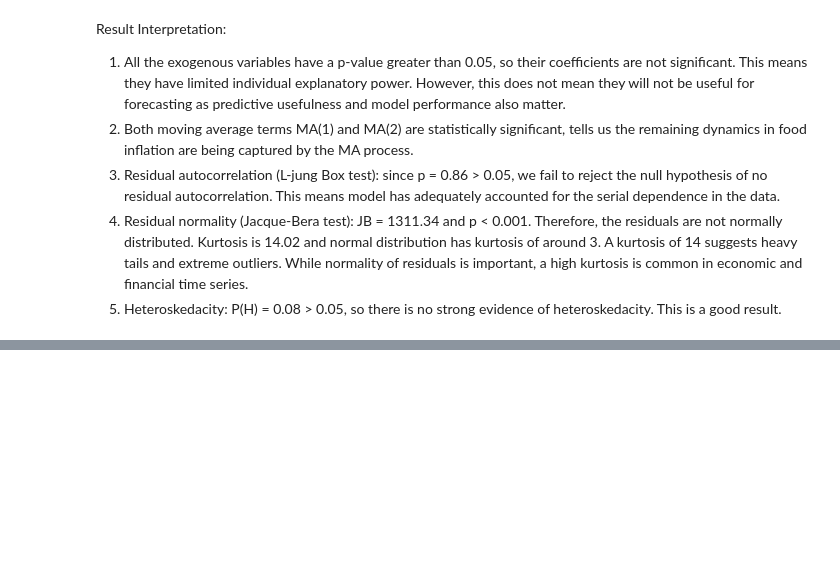
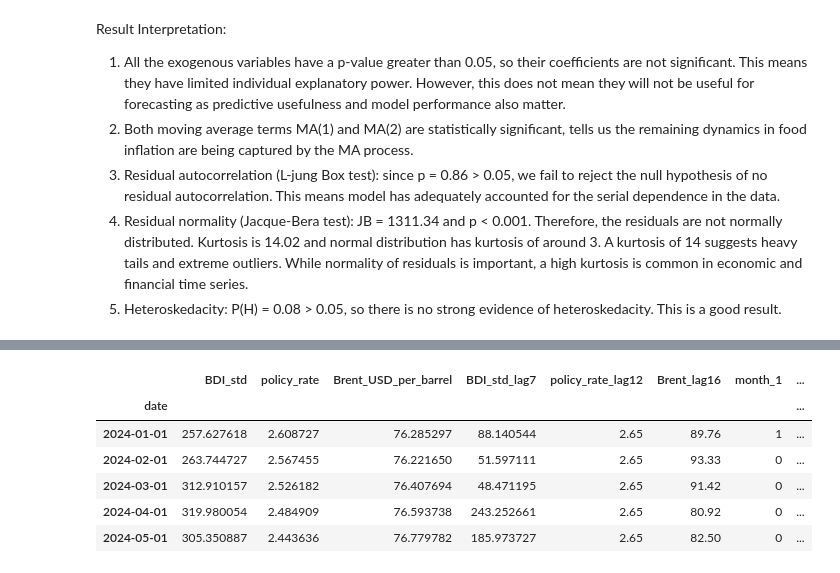
Before and after one commit to GorataB/Hackathon_PolyglotPioneers, a Jupyter notebook: Model_1_Statistical.ipynb, the cells around one changed output, grey strips where cells are left out. Cells and saved outputs as stored; diff of their text form; code cells hidden in the pictures; blank space fills up the shorter version.

Commit message:
Add predictions

```diff
--- a/Model_1_Statistical.ipynb
+++ b/Model_1_Statistical.ipynb
@@ -1380,0 +1586,27 @@ The data is now ready for forecasting. The goal is to do a 12-month forecast fro
+# %%
+# Create the required lags for policy_rate
+policy_all = pd.concat(
+    [
+        prediction_df["policy_rate"],
+        future_df["policy_rate"]
+    ]
+)
+
+future_df["policy_rate_lag12"] = (
+    policy_all.shift(12)
+    .loc[future_dates]
+)
+# %%
+# Create the required lags for Brent_USD_per_barrel
+
+brent_all = pd.concat(
+    [
+        prediction_df["Brent_USD_per_barrel"],
+        future_df["Brent_USD_per_barrel"]
+    ]
+)
+
+future_df["Brent_lag16"] = (
+    brent_all.shift(16)
+    .loc[future_dates]
+)
@@ -1380,0 +1623,20 @@ The data is now ready for forecasting. The goal is to do a 12-month forecast fro
+# %%
+# Add seasonal dummies
+
+future_df["month"] = future_df.index.month
+
+future_df = pd.get_dummies(
+    future_df,
+    columns=["month"],
+    prefix="month"
+)
+# %%
+future_df.head()
+# %% [output]
+|  | BDI_std | policy_rate | Brent_USD_per_barrel | BDI_std_lag7 | policy_rate_lag12 | Brent_lag16 | month_1 | ... |
+| date |  |  |  |  |  |  |  | ... |
+| 2024-01-01 | 257.627618 | 2.608727 | 76.285297 | 88.140544 | 2.65 | 89.76 | 1 | ... |
+| 2024-02-01 | 263.744727 | 2.567455 | 76.221650 | 51.597111 | 2.65 | 93.33 | 0 | ... |
+| 2024-03-01 | 312.910157 | 2.526182 | 76.407694 | 48.471195 | 2.65 | 91.42 | 0 | ... |
+| 2024-04-01 | 319.980054 | 2.484909 | 76.593738 | 243.252661 | 2.65 | 80.92 | 0 | ... |
+| 2024-05-01 | 305.350887 | 2.443636 | 76.779782 | 185.973727 | 2.65 | 82.50 | 0 | ... |
```
Also changed, not shown: parts of 28 cells of this notebook.
